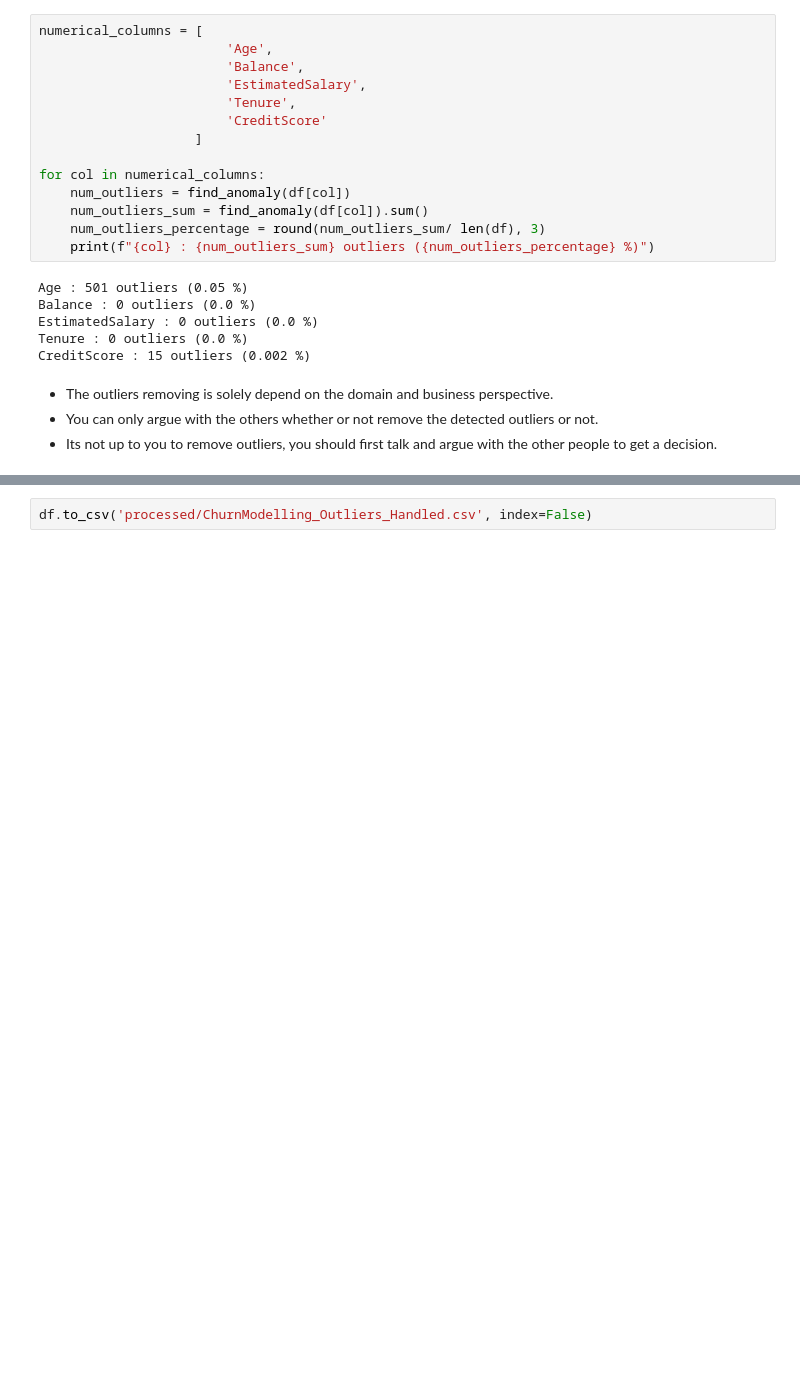
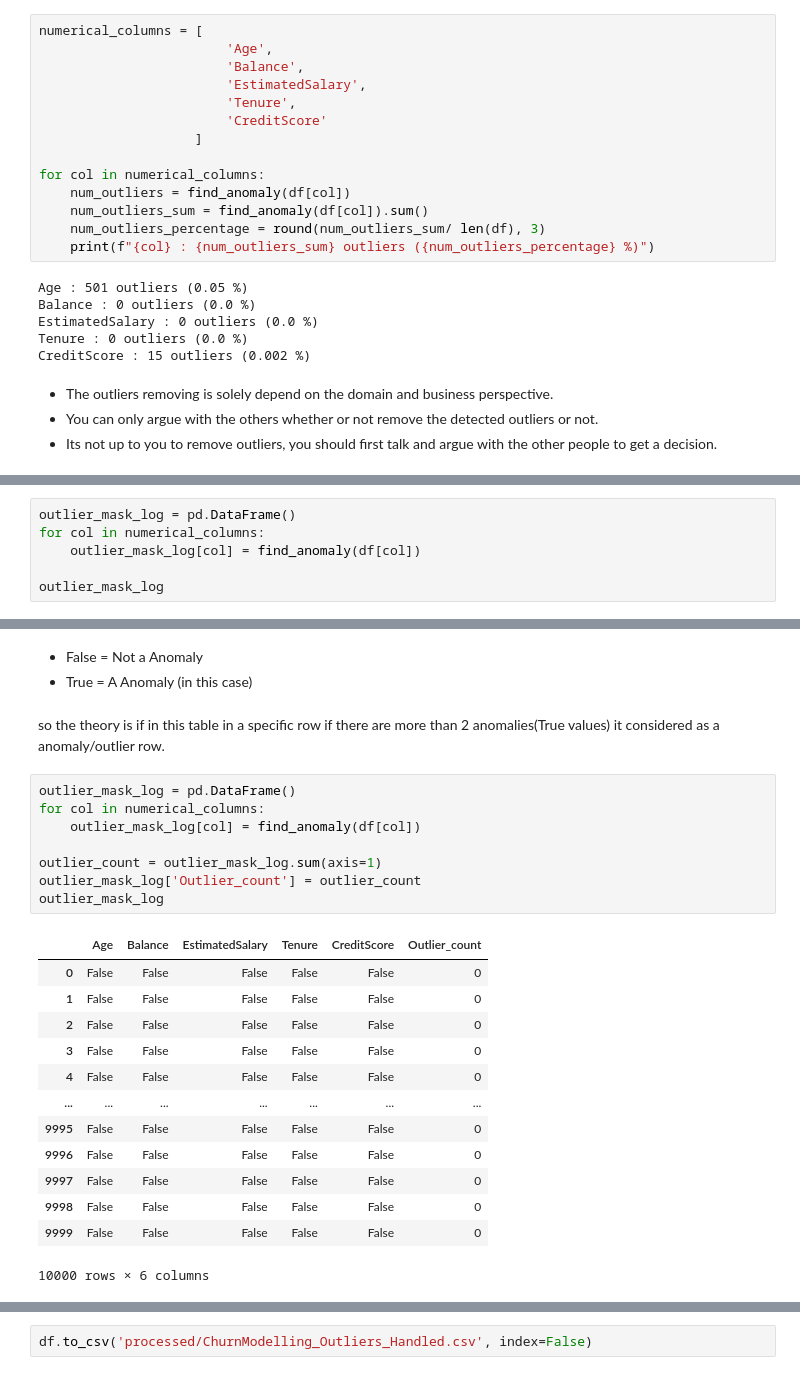
Before and after one commit to deaneeth/churn-prediction-data-pipeline, a Jupyter notebook: 1_handle_outliers.ipynb, the cells around one changed output, grey strips where cells are left out. Drawn from its saved outputs; the diff is of its cells as text; blank space fills up the shorter version.

Commit message:
Handling Outliers Notebook is fully completed and updated!

```diff
--- a/1_handle_outliers.ipynb
+++ b/1_handle_outliers.ipynb
@@ -214,0 +222,6 @@ CreditScore : 15 outliers (0.002 %)
+# %%
+outlier_mask_log = pd.DataFrame()
+for col in numerical_columns:
+    outlier_mask_log[col] = find_anomaly(df[col])
+
+outlier_mask_log
@@ -214,0 +242,27 @@ CreditScore : 15 outliers (0.002 %)
+# %% [markdown]
+- False = Not a Anomaly
+- True = A Anomaly (in this case)
+# %% [markdown]
+so the theory is if in this table in a specific row if there are more than 2 anomalies(True values) it considered as a anomaly/outlier row.
+# %%
+outlier_mask_log = pd.DataFrame()
+for col in numerical_columns:
+    outlier_mask_log[col] = find_anomaly(df[col])
+
+outlier_count = outlier_mask_log.sum(axis=1)
+outlier_mask_log['Outlier_count'] = outlier_count
+outlier_mask_log
+# %% [output]
+|  | Age | Balance | EstimatedSalary | Tenure | CreditScore | Outlier_count |
+| 0 | False | False | False | False | False | 0 |
+| 1 | False | False | False | False | False | 0 |
+| 2 | False | False | False | False | False | 0 |
+| 3 | False | False | False | False | False | 0 |
+| 4 | False | False | False | False | False | 0 |
+| ... | ... | ... | ... | ... | ... | ... |
+| 9995 | False | False | False | False | False | 0 |
+| 9996 | False | False | False | False | False | 0 |
+| 9997 | False | False | False | False | False | 0 |
+| 9998 | False | False | False | False | False | 0 |
+| 9999 | False | False | False | False | False | 0 |
+10000 rows × 6 columns
```
Also changed, not shown: parts of 6 cells of this notebook.
